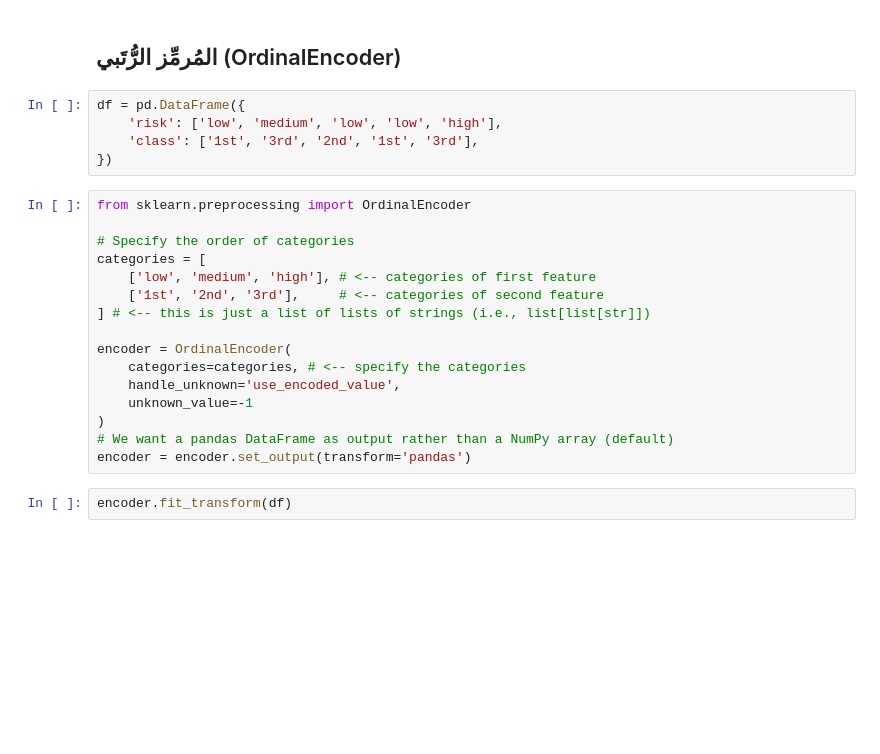
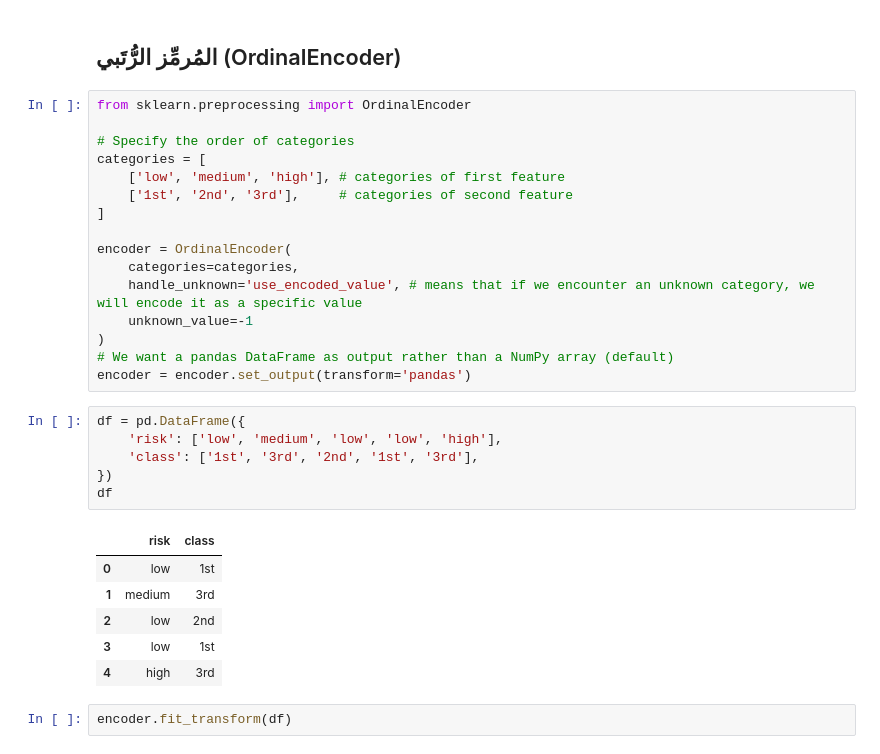
Before and after one commit to HassanAlgoz/machine-learning-python, a Jupyter notebook: content/modules/M1/03_multi/02_encode.ipynb, the cells around one changed output. Drawn from its saved outputs; the diff is of its cells as text; blank space fills up the shorter version.

```diff
--- a/content/modules/M1/03_multi/02_encode.ipynb
+++ b/content/modules/M1/03_multi/02_encode.ipynb
@@ -18,27 +18,35 @@ import pandas as pd
 from sklearn import preprocessing
 # %% [markdown]
 ## المُرمِّز الرُّتَبي (OrdinalEncoder)
-# %%
-df = pd.DataFrame({
-    'risk': ['low', 'medium', 'low', 'low', 'high'],
-    'class': ['1st', '3rd', '2nd', '1st', '3rd'],
-})
 # %%
 from sklearn.preprocessing import OrdinalEncoder
 
 # Specify the order of categories
 categories = [
-    ['low', 'medium', 'high'], # <-- categories of first feature
-    ['1st', '2nd', '3rd'],     # <-- categories of second feature
-] # <-- this is just a list of lists of strings (i.e., list[list[str]])
+    ['low', 'medium', 'high'], # categories of first feature
+    ['1st', '2nd', '3rd'],     # categories of second feature
+]
 
 encoder = OrdinalEncoder(
-    categories=categories, # <-- specify the categories
-    handle_unknown='use_encoded_value',
+    categories=categories,
+    handle_unknown='use_encoded_value', # means that if we encounter an unknown category, we will encode it as a specific value
     unknown_value=-1
 )
 # We want a pandas DataFrame as output rather than a NumPy array (default)
 encoder = encoder.set_output(transform='pandas')
+# %%
+df = pd.DataFrame({
+    'risk': ['low', 'medium', 'low', 'low', 'high'],
+    'class': ['1st', '3rd', '2nd', '1st', '3rd'],
+})
+df
+# %% [output]
+|  | risk | class |
+| 0 | low | 1st |
+| 1 | medium | 3rd |
+| 2 | low | 2nd |
+| 3 | low | 1st |
+| 4 | high | 3rd |
 # %%
 encoder.fit_transform(df)
 # %% [output]
```
Also changed, not shown: parts of 11 cells of this notebook, 9 other files.
